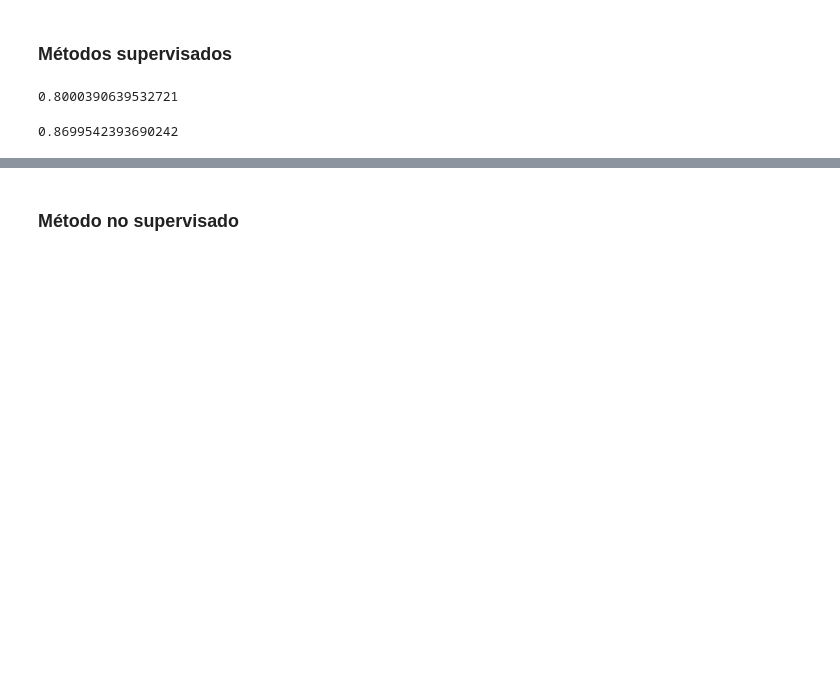
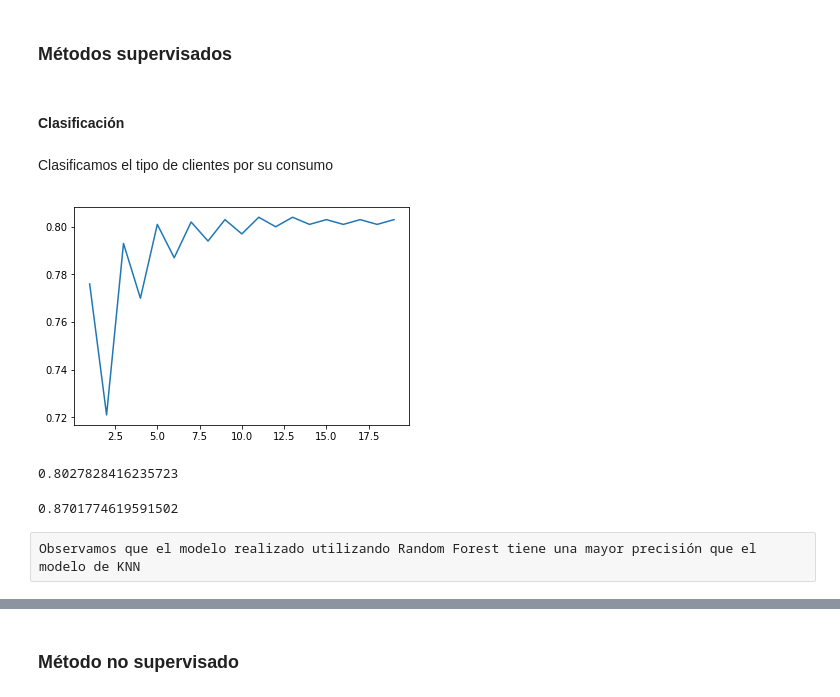
Before and after one commit to aliescont/BlackFriday, a Jupyter notebook: Black_friday_cleaning.ipynb, the cells around one changed output, grey strips where cells are left out. Saved outputs shown, nothing was run; the diff lists cells and outputs as text; code cells hidden in the pictures; blank space fills up the shorter version.

```diff
--- a/Black_friday_cleaning.ipynb
+++ b/Black_friday_cleaning.ipynb
@@ -453,6 +464,10 @@ Los valores de p son 0 o próximos a 0 para todos los atributos, por lo que exis
 ### 4.3. Pruebas estadísticas
 # %% [markdown]
 ### Métodos supervisados
+# %% [markdown]
+#### Clasificación
+# %% [markdown]
+Clasificamos el tipo de clientes por su consumo
 # %%
 #creamos una nueva variable para predecir el tipo de cliente de acuerdo a lo que gasta
 bf_data['Purch_class'] = np.where(bf_data['Purchase']>=14000, 'premium', 'standard')
@@ -472,20 +487,39 @@ Y = LabelEncoder().fit_transform(Y)
 #obtenemos los datos de entrenamiento y evaluación
 X_train, X_test, Y_train, Y_test = train_test_split(X, Y, test_size=0.2)
 # %%
-from sklearn.neighbors import KNeighborsClassifier
-clf = KNeighborsClassifier(n_neighbors=5)
-clf.fit(X_train, Y_train)
-y_pred=clf.predict(X_test)
-metrics.accuracy_score(Y_test, y_pred)
+#seleccionamos el valor de k
+k_list =[]
+acc_list =[]
+for k in range(1,20):
+    clf = KNeighborsClassifier(n_neighbors=k)
+    clf.fit(X_train, Y_train)
+    y_pred = clf.predict(X_test)
+    acc = round(metrics.accuracy_score(Y_test, y_pred),3)
+    k_list.append(k)
+    acc_list.append(acc)
+
+plt.plot(k_list, acc_list)
+plt.show()
 # %% [output]
-0.8000390639532721
+[figure, added]
+# %%
+#aplicamos knn con un k=9 porque observamos que aunque aumentemos el k no aumentará la precisión y al seleccionar un
+#k menor el tiempo de procesamiento también será menor
+knn = KNeighborsClassifier(n_neighbors=9)
+knn.fit(X_train, Y_train)
+y_pred_knn=knn.predict(X_test)
+metrics.accuracy_score(Y_test, y_pred_knn)
+# %% [output]
+0.8027828416235723
 # %%
 #aplicamos Random Forest
-clf = RandomForestClassifier(n_estimators=40)
-clf.fit(X_train,Y_train)
+clf_rf = RandomForestClassifier(n_estimators=100)
+clf_rf.fit(X_train,Y_train)
 
-y_pred=clf.predict(X_test)
+y_pred_rf=clf_rf.predict(X_test)
 #calculamos la precisión y lo comparamos con GaussianNB
-metrics.accuracy_score(Y_test, y_pred)
+metrics.accuracy_score(Y_test, y_pred_rf)
 # %% [output]
-0.8699542393690242
+0.8701774619591502
+# %% [raw]
+Observamos que el modelo realizado utilizando Random Forest tiene una mayor precisión que el modelo de KNN
```
Also changed, not shown: parts of 29 cells of this notebook.
